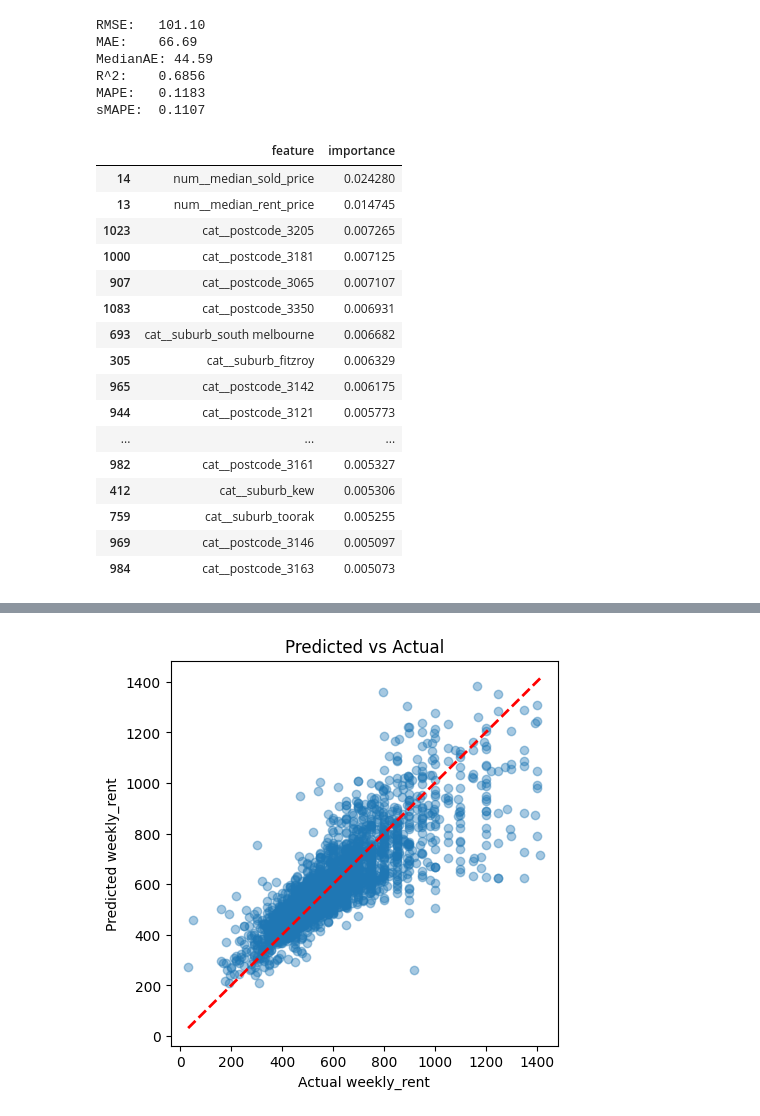
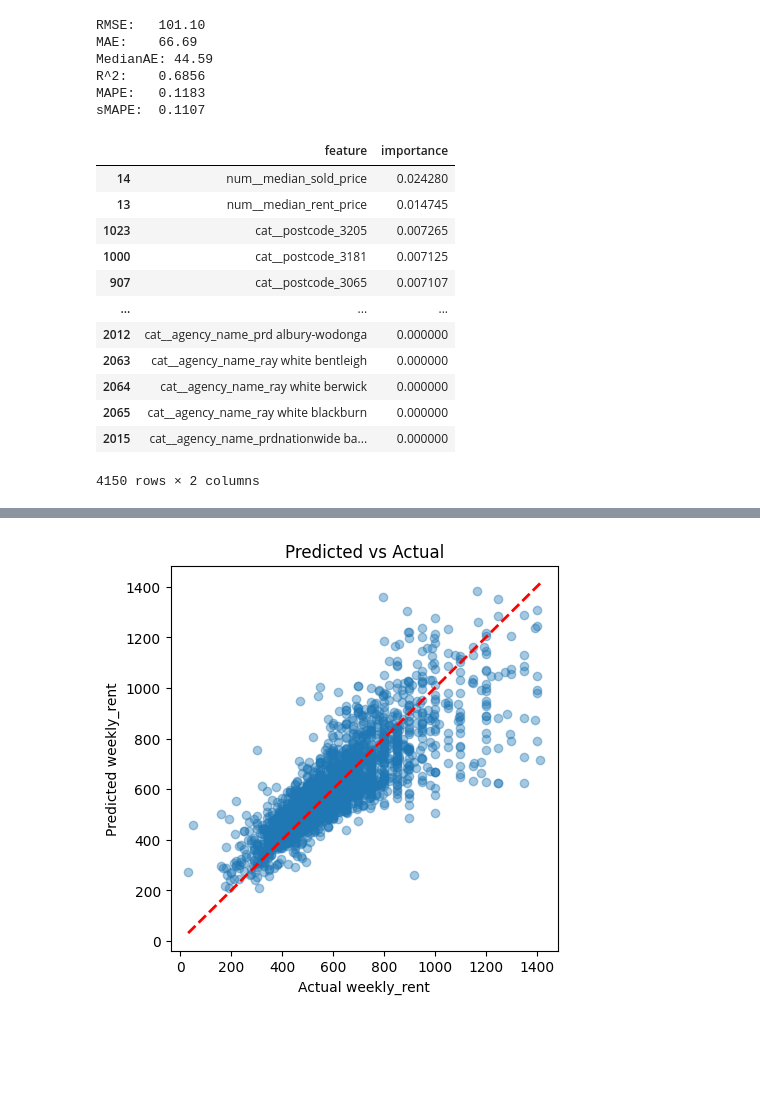
Before and after one commit to jackshee/real-estate-industry-project-public-version, a Jupyter notebook: notebooks/model_xgboost.ipynb, the cells around one changed output, grey strips where cells are left out. Drawn from its saved outputs; the diff is of its cells as text; code cells hidden in the pictures; blank space fills up the shorter version.

```diff
--- a/notebooks/model_xgboost.ipynb
+++ b/notebooks/model_xgboost.ipynb
@@ -151,26 +165,22 @@ sMAPE:  0.1107
 # %%
 # 9) Inspect top feature importances
 imp = pd.DataFrame({
     "feature": feature_names,
     "importance": xgb.feature_importances_,
 }).sort_values("importance", ascending=False)
 
-imp.head(20)
+imp
 # %% [output]
 |  | feature | importance |
 | 14 | num__median_sold_price | 0.024280 |
 | 13 | num__median_rent_price | 0.014745 |
 | 1023 | cat__postcode_3205 | 0.007265 |
 | 1000 | cat__postcode_3181 | 0.007125 |
 | 907 | cat__postcode_3065 | 0.007107 |
-| 1083 | cat__postcode_3350 | 0.006931 |
-| 693 | cat__suburb_south melbourne | 0.006682 |
-| 305 | cat__suburb_fitzroy | 0.006329 |
-| 965 | cat__postcode_3142 | 0.006175 |
-| 944 | cat__postcode_3121 | 0.005773 |
 | ... | ... | ... |
-| 982 | cat__postcode_3161 | 0.005327 |
-| 412 | cat__suburb_kew | 0.005306 |
-| 759 | cat__suburb_toorak | 0.005255 |
-| 969 | cat__postcode_3146 | 0.005097 |
-| 984 | cat__postcode_3163 | 0.005073 |
+| 2012 | cat__agency_name_prd albury-wodonga | 0.000000 |
+| 2063 | cat__agency_name_ray white bentleigh | 0.000000 |
+| 2064 | cat__agency_name_ray white berwick | 0.000000 |
+| 2065 | cat__agency_name_ray white blackburn | 0.000000 |
+| 2015 | cat__agency_name_prdnationwide ba... | 0.000000 |
+4150 rows × 2 columns
```
Also changed, not shown: parts of 4 cells of this notebook.
